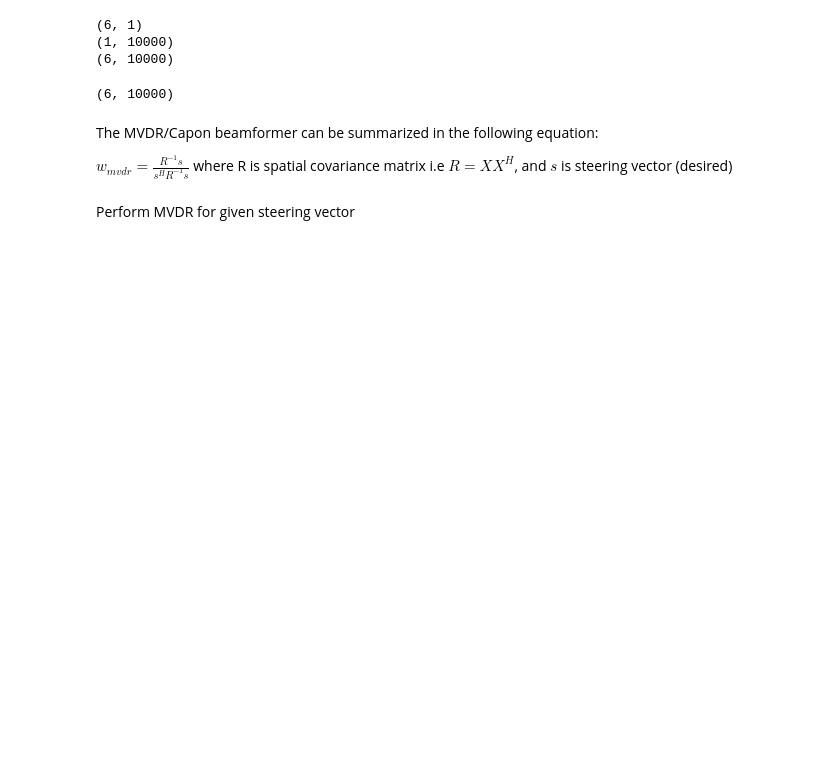
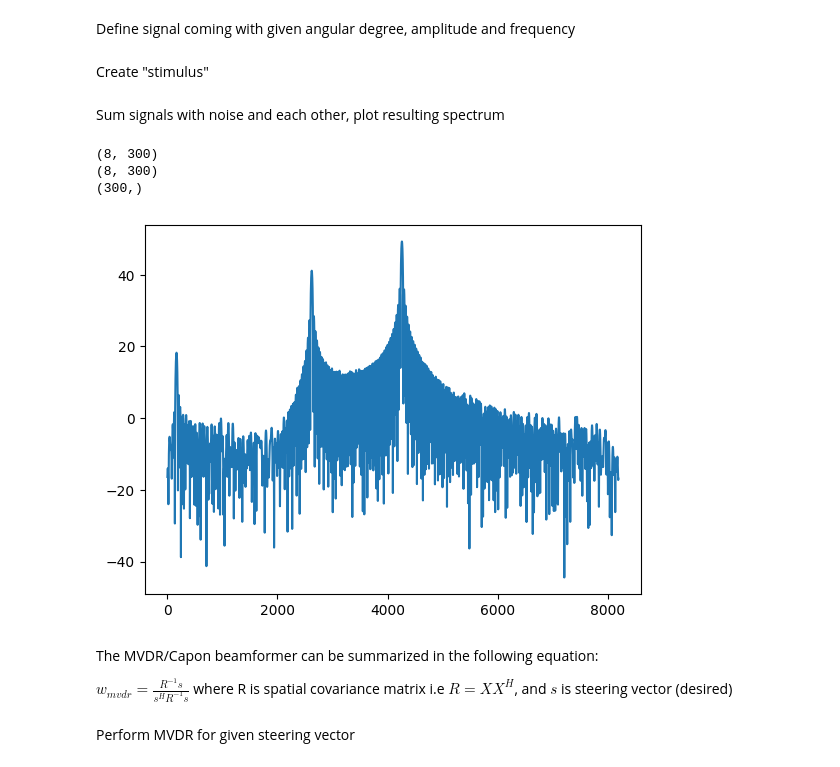
Before and after one commit to ilnur852/pyDSPplayground, a Jupyter notebook: array processing/steering_2.ipynb, the cells around one changed output. Drawn from its saved outputs; the diff is of its cells as text; code cells hidden in the pictures; blank space fills up the shorter version.

Commit message:
additional stimulus add

```diff
--- a/array processing/steering_2.ipynb
+++ b/array processing/steering_2.ipynb
@@ -6,24 +8,8 @@ Assume Uniform Linear Array (ULA) w/ d = $\lambda/2$ and calculate steering vect
 # %%
 sample_rate = 1e6
-N = 10000 # number of observations
+N = 300 # number of observations
 d= 0.5 # Half Wavelengh
-Nr = 6 # Number of sensors
+Nr = 8 # Number of sensors
 t = np.arange(N)/sample_rate # time vector
-
-f_tone = 0.02e6 #tone frequency
-tx = 10*np.exp(2j * np.pi * f_tone * t)
-theta_degrees = -37 # direction of arrival
-theta = theta_degrees / 180 * np.pi #convert to radians
-s = np.exp(-2j * np.pi * d * np.arange (Nr) * np.sin(theta)) # Steering Vector
-# %%
-s = s.reshape(-1,1) # make s a column vector
-print(s.shape) # 3x1
-tx = tx.reshape(1,-1) # make tx a row vector
-print(tx.shape) # 1x10000
-
-X = s @ tx # Simulate the received signal X through a matrix multiply
-print(X.shape) # 3x10000.  X is now going to be a 2D array, 1D is time and 1D is the spatial dimension
-# %% [output]
-(6, 1)
-(1, 10000)
-(6, 10000)
+# %% [markdown]
+Define signal coming with given angular degree, amplitude and frequency
@@ -29,0 +24,2 @@ print(X.shape) # 3x10000.  X is now going to be a 2D array, 1D is time and 1D is
+# %% [markdown]
+Create "stimulus"
@@ -30,9 +36,19 @@ print(X.shape) # 3x10000.  X is now going to be a 2D array, 1D is time and 1D is
+# %% [markdown]
+Sum signals with noise and each other, plot resulting spectrum
 # %%
 n = np.random.randn(Nr, N) + 1j*np.random.randn(Nr, N)
 print(np.shape(n))
-X = X + 0.001*n # X and n are both 3x10000
+X = X1 + X3 + X2 + 0.03*n  # X and n are both NrxN
+print(X.shape)
+Xsum = np.sum(X, 0)/Nr
+print(Xsum.shape) # 3x10000.  X is now going to be a 2D array, 1D is time and 1D is the spatial dimension
+plt.plot(10*np.log10(np.abs(np.fft.fft(Xsum, 8192))**2))
+plt.show()
 # %% [output]
-(6, 10000)
+(8, 300)
+(8, 300)
+(300,)
+[figure, added]
 # %% [markdown]
 The MVDR/Capon beamformer can be summarized in the following equation:
 
```
Also changed, not shown: parts of 9 cells of this notebook, 19 other files.
